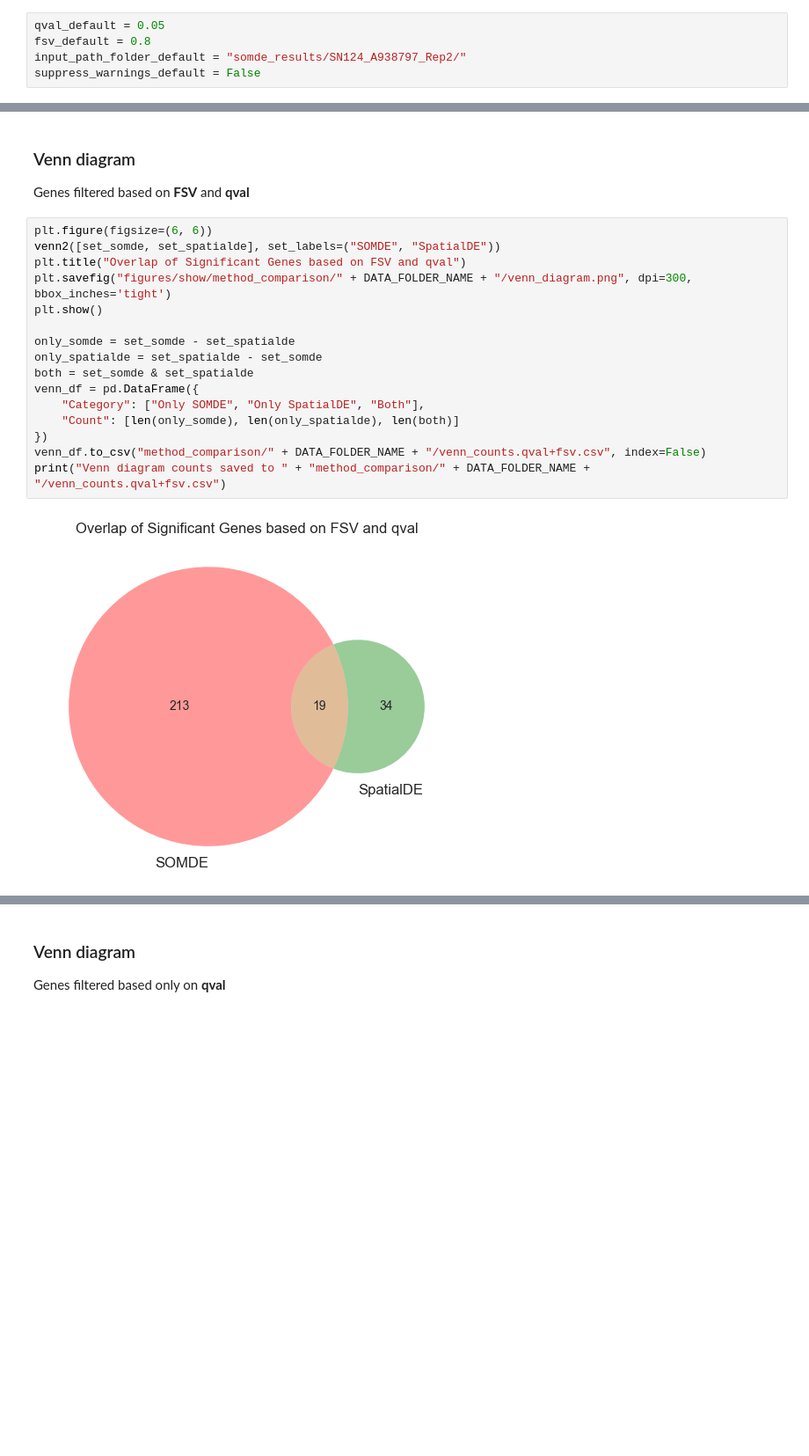
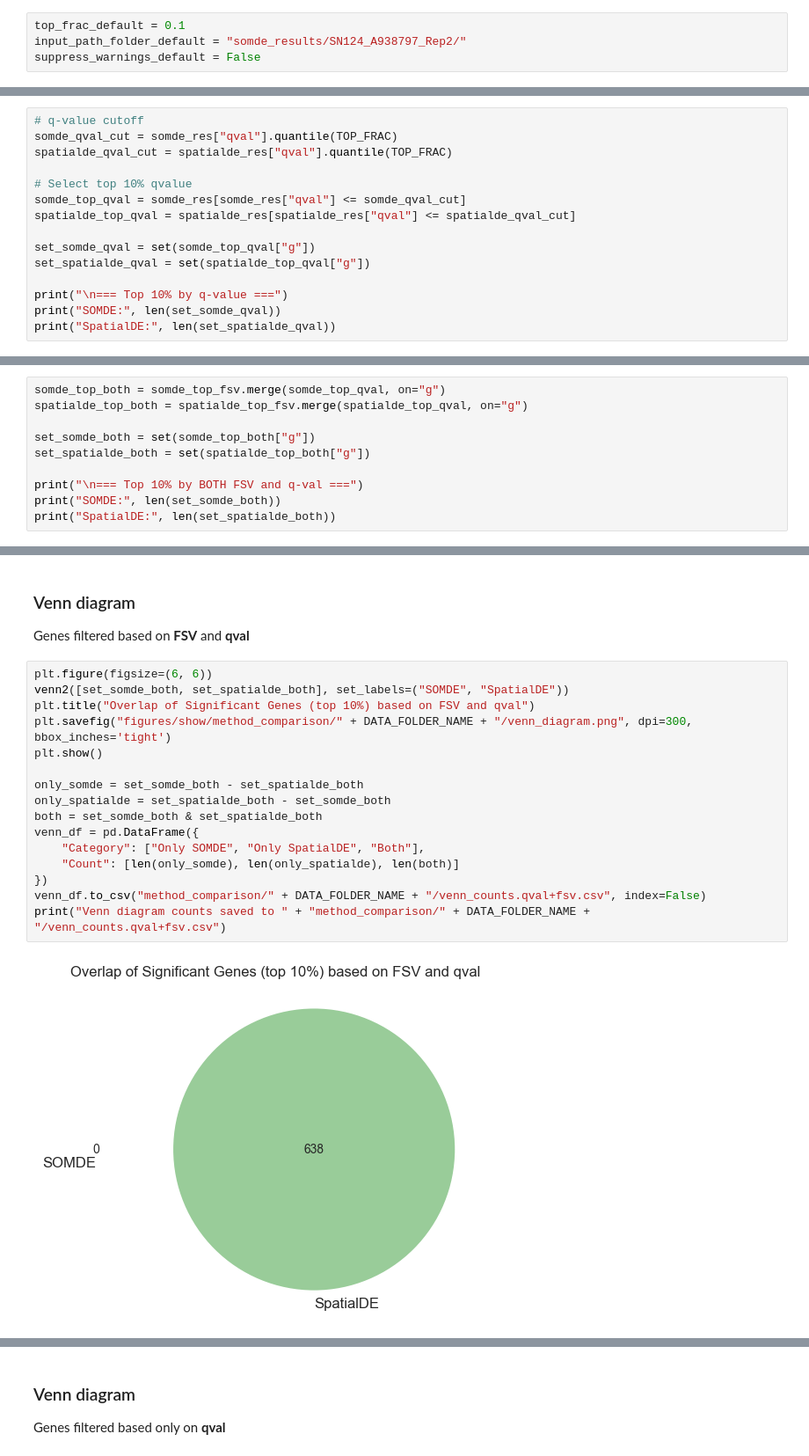
Before and after one commit to nikolienka24/IV114_ST, a Jupyter notebook: method_comparison_plots.svgs.ipynb, the cells around one changed output, grey strips where cells are left out. Shown at 88% size. Drawn from its saved outputs; the diff is of its cells as text; blank space fills up the shorter version.

Commit message:
edit plots based on quantile

```diff
--- a/method_comparison_plots.svgs.ipynb
+++ b/method_comparison_plots.svgs.ipynb
@@ -8,8 +7,7 @@ Variables that can be modified in this notebook or None
 ---
 **Set following variables if you are running notebook interactively.**
 # %%
-qval_default = 0.05
-fsv_default = 0.8
+top_frac_default = 0.1
 input_path_folder_default = "somde_results/SN124_A938797_Rep2/"
 suppress_warnings_default = False
 # %% [markdown]
@@ -130,0 +118,15 @@ SpatialDE selected genes: 53
+# %%
+# q-value cutoff
+somde_qval_cut = somde_res["qval"].quantile(TOP_FRAC)
+spatialde_qval_cut = spatialde_res["qval"].quantile(TOP_FRAC)
+
+# Select top 10% qvalue
+somde_top_qval = somde_res[somde_res["qval"] <= somde_qval_cut]
+spatialde_top_qval = spatialde_res[spatialde_res["qval"] <= spatialde_qval_cut]
+
+set_somde_qval = set(somde_top_qval["g"])
+set_spatialde_qval = set(spatialde_top_qval["g"])
+
+print("\n=== Top 10% by q-value ===")
+print("SOMDE:", len(set_somde_qval))
+print("SpatialDE:", len(set_spatialde_qval))
@@ -130,0 +137,10 @@ SpatialDE selected genes: 53
+# %%
+somde_top_both = somde_top_fsv.merge(somde_top_qval, on="g")
+spatialde_top_both = spatialde_top_fsv.merge(spatialde_top_qval, on="g")
+
+set_somde_both = set(somde_top_both["g"])
+set_spatialde_both = set(spatialde_top_both["g"])
+
+print("\n=== Top 10% by BOTH FSV and q-val ===")
+print("SOMDE:", len(set_somde_both))
+print("SpatialDE:", len(set_spatialde_both))
@@ -187,22 +203,22 @@ plt.show()
 Genes filtered based on **FSV** and **qval**
 # %%
 plt.figure(figsize=(6, 6))
-venn2([set_somde, set_spatialde], set_labels=("SOMDE", "SpatialDE"))
-plt.title("Overlap of Significant Genes based on FSV and qval")
+venn2([set_somde_both, set_spatialde_both], set_labels=("SOMDE", "SpatialDE"))
+plt.title("Overlap of Significant Genes (top 10%) based on FSV and qval")
 plt.savefig("figures/show/method_comparison/" + DATA_FOLDER_NAME + "/venn_diagram.png", dpi=300, bbox_inches='tight')
 plt.show()
 
-only_somde = set_somde - set_spatialde
-only_spatialde = set_spatialde - set_somde
-both = set_somde & set_spatialde
+only_somde = set_somde_both - set_spatialde_both
+only_spatialde = set_spatialde_both - set_somde_both
+both = set_somde_both & set_spatialde_both
 venn_df = pd.DataFrame({
     "Category": ["Only SOMDE", "Only SpatialDE", "Both"],
     "Count": [len(only_somde), len(only_spatialde), len(both)]
 })
 venn_df.to_csv("method_comparison/" + DATA_FOLDER_NAME + "/venn_counts.qval+fsv.csv", index=False)
 print("Venn diagram counts saved to " + "method_comparison/" + DATA_FOLDER_NAME + "/venn_counts.qval+fsv.csv")
 # %% [output]
-[figure, old version]
+[figure, new version]
 Venn diagram counts saved to method_comparison/SN124_A938797_Rep2/venn_counts.qval+fsv.csv
 # %% [markdown]
 ### Venn diagram
```
Also changed, not shown: parts of 10 cells of this notebook.
